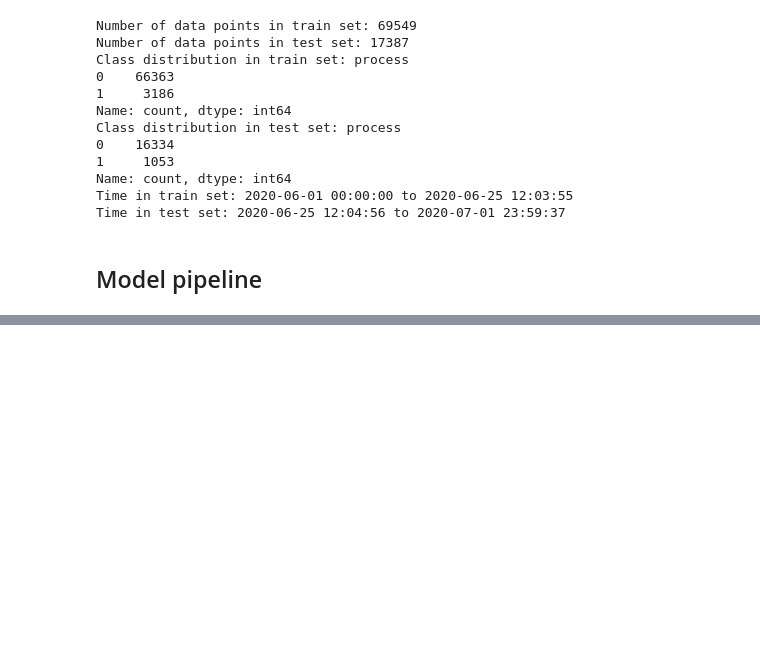
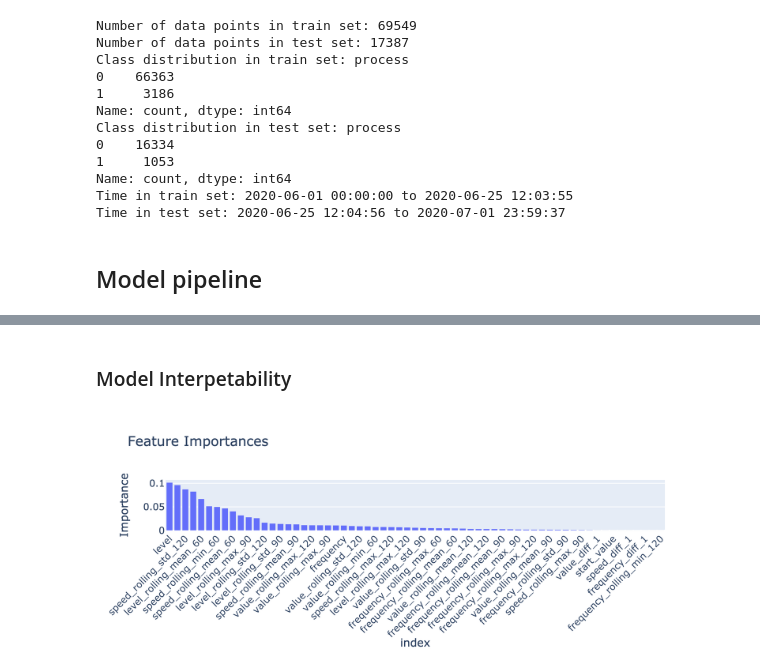
Before and after one commit to gbatsis/ts_clf_event, a Jupyter notebook: notebooks/03. Model_CV.ipynb, the cells around one changed output, grey strips where cells are left out. Cells and saved outputs as stored; diff of their text form; code cells hidden in the pictures; blank space fills up the shorter version.

Commit message:
feat: improve model pipeline

```diff
--- a/notebooks/03. Model_CV.ipynb
+++ b/notebooks/03. Model_CV.ipynb
@@ -38,10 +42,13 @@ diff_lags = [1, 2]
 x_train = dev_df.drop("process", axis=1)
 y_train = dev_df["process"]
 
-model = ModelPipeline(
+model_pipeline = ModelPipeline(
     windows=windows,
     features_to_roll=features_to_roll,
     diff_lags=diff_lags,
     features_to_diff=features_to_roll,
     groupby_col="provider",
+    params=None # We will use GridSearchCV to find them.
 )
+
+model_pipeline.pipeline
@@ -98,0 +75,7 @@ f1_pos          0.8988     0.0489
+# %%
+model_pipeline.train(
+        x_train,
+        y_train,
+        tune_hyperparameters=True,
+        n_splits=5,
+)
@@ -98,0 +117,6 @@ f1_pos          0.8988     0.0489
+# %%
+model_pipeline.train(
+        x_train,
+        y_train,
+        tune_hyperparameters=False,
+)
@@ -99,3 +131,5 @@ f1_pos          0.8988     0.0489
 # %%
+model_pipeline.load_model("RF_model")
 x_test = test_df.drop("process", axis=1)
 y_test = test_df["process"]
+y_pred_prob = model_pipeline.predict_proba(x_test)
@@ -135,0 +161,21 @@ Imbalance-Aware Metrics:
+# %% [markdown]
+### Model Interpetability
+# %%
+importances = model_pipeline.pipeline.named_steps['model'].feature_importances_
+feature_names = model_pipeline.pipeline.named_steps['feature_engineering'].feature_list
+
+feature_importances = pd.Series(importances, index=feature_names).sort_values(ascending=False)
+
+fig = px.bar(
+    feature_importances,
+    x=feature_importances.index,
+    y=feature_importances.values,
+    labels={'x': 'Feature', 'y': 'Importance'},
+    title='Feature Importances'
+)
+
+fig.update_layout(xaxis_tickangle=-45)
+
+Image(fig.to_image(format="png", width=800, height=300, scale=4))
+# %% [output]
+[figure, added]
```
Also changed, not shown: parts of 22 cells of this notebook, 4 other files.
